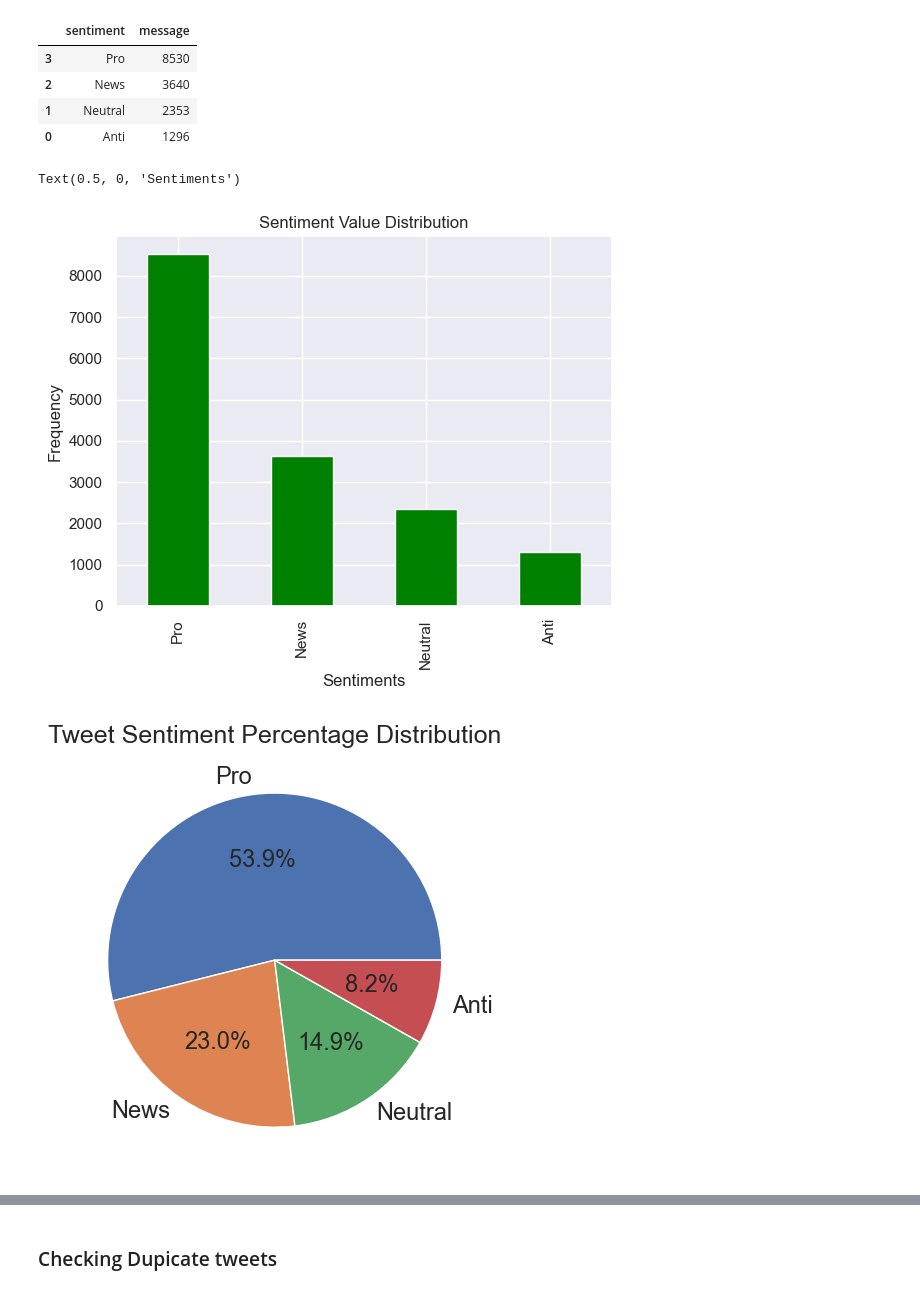
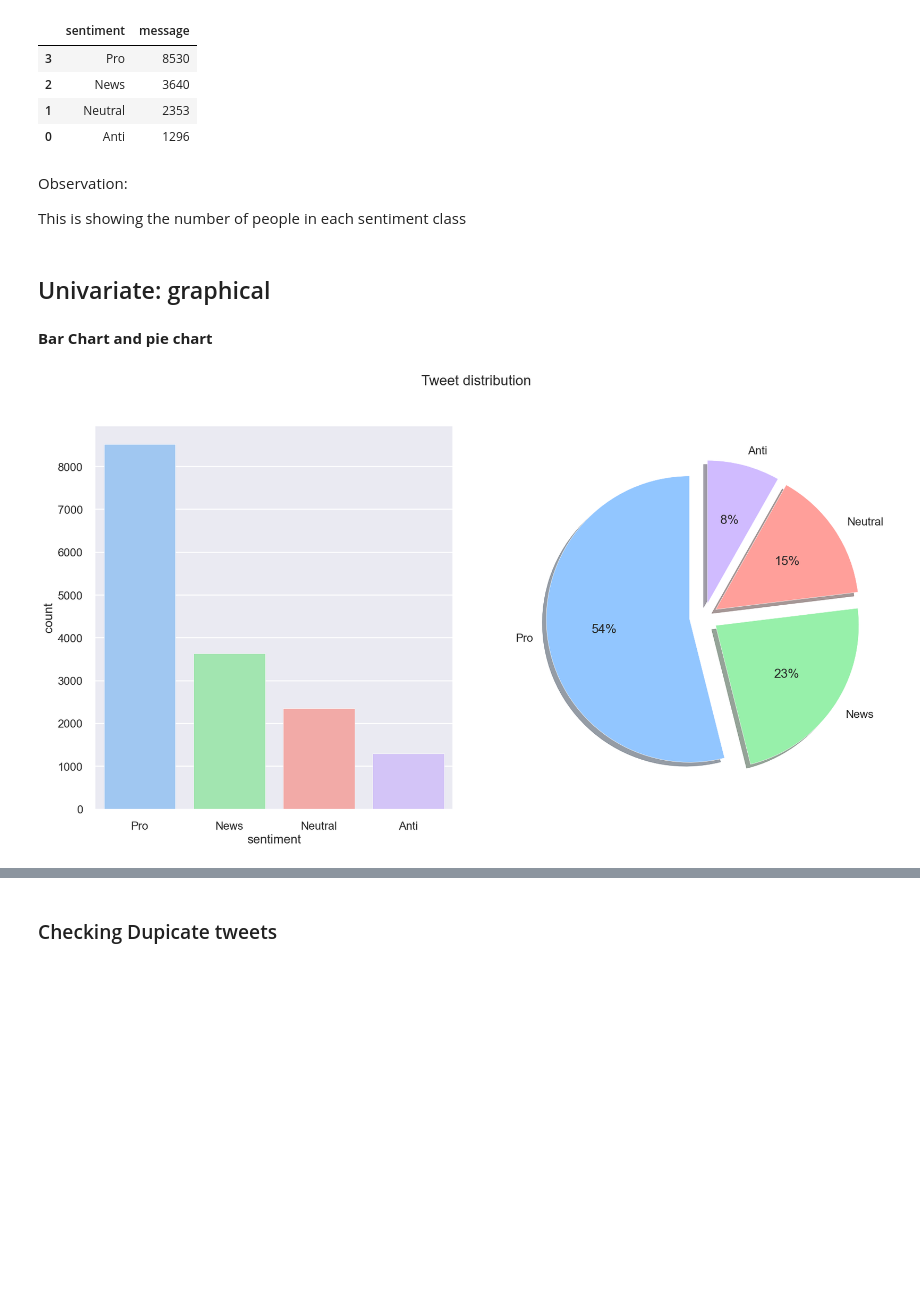
Before and after one commit to ObengKojo23/2207ACDS_TEAM_CW2, a Jupyter notebook: notebooks/twitter_sentiment_classification_notebook.ipynb, the cells around one changed output, grey strips where cells are left out. Saved outputs shown, nothing was run; the diff lists cells and outputs as text; code cells hidden in the pictures; blank space fills up the shorter version.

```diff
--- a/notebooks/twitter_sentiment_classification_notebook.ipynb
+++ b/notebooks/twitter_sentiment_classification_notebook.ipynb
@@ -274,22 +346,35 @@ sentiment_temp_table
 | 2 | News | 3640 |
 | 1 | Neutral | 2353 |
 | 0 | Anti | 1296 |
-# %%
-#visualise distribution of each sentiment within the target feature
-train_copy['sentiment'].value_counts().plot(kind='bar', color='green')
-plt.title('Sentiment Value Distribution')
-plt.ylabel('Frequency')
-plt.xlabel('Sentiments')
-# %% [output]
-Text(0.5, 0, 'Sentiments')
-[figure, removed]
-# %%
-# Visualising the percentage distribution of sentiments
-plt.pie(train_copy.sentiment.value_counts().values,
-        labels = train_copy.sentiment.value_counts().index,
-        autopct = '%2.1f%%', textprops={'fontsize': 17})
-plt.title('Tweet Sentiment Percentage Distribution', fontsize=18)
-plt.tight_layout()
-plt.show()
-# %% [output]
-[figure, removed]
+# %% [markdown]
+Observation:
+
+This is showing the number of people in each sentiment class
+# %% [markdown]
+## Univariate: graphical
+# %% [markdown]
+**Bar Chart and pie chart**
+# %%
+# Display target distribution
+style.use('seaborn-pastel')
+
+fig, axes = plt.subplots(ncols=2,
+                         nrows=1,
+                         figsize=(20, 10),
+                         dpi=100)
+
+sns.countplot(train_copy['sentiment'], ax=axes[0])
+
+labels=['Pro', 'News', 'Neutral', 'Anti']
+
+axes[1].pie(train_copy['sentiment'].value_counts(),
+            labels=labels,
+            autopct='%1.0f%%',
+            shadow=True,
+            startangle=90,
+            explode = (0.1, 0.1, 0.1, 0.1))
+
+fig.suptitle('Tweet distribution', fontsize=20)
+plt.show()
+# %% [output]
+[figure, added]
```
Also changed, not shown: parts of 64 cells of this notebook.
